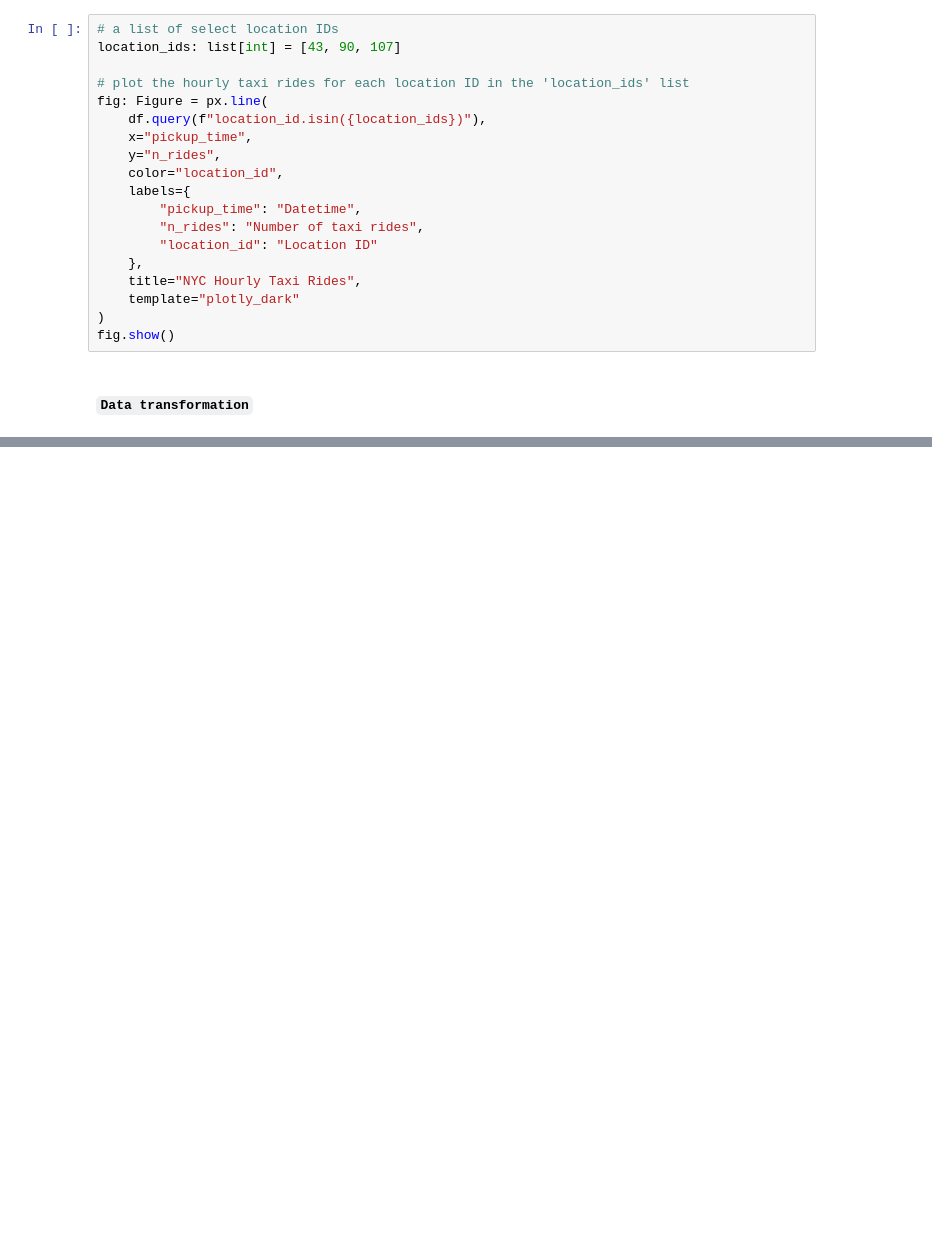
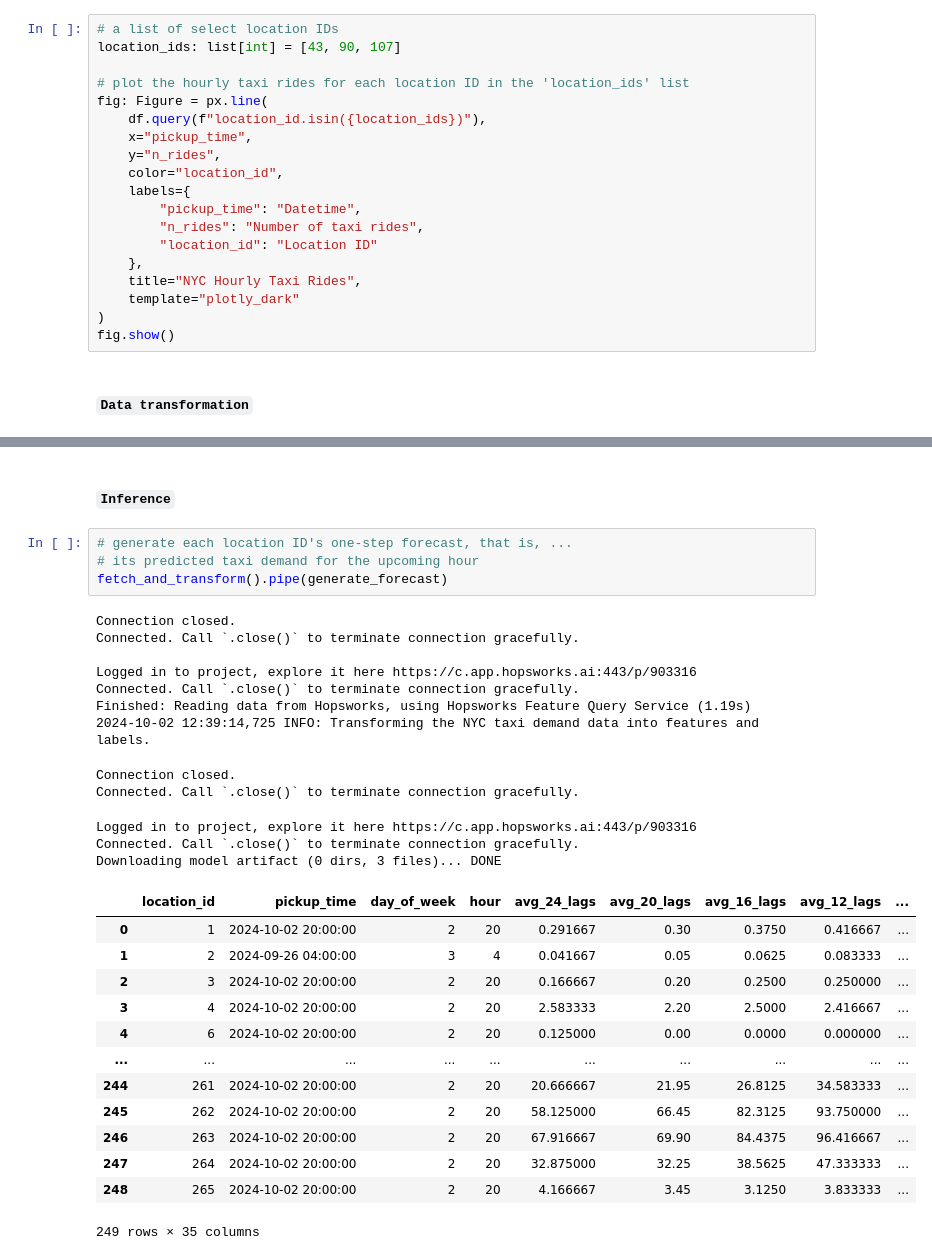
Before and after one commit to ncheymbamalu/taxi-demand-forecasting, a Jupyter notebook: notebooks/taxi-demand-forecasting.ipynb, the cells around one changed output, grey strips where cells are left out. Drawn from its saved outputs; the diff is of its cells as text; blank space fills up the shorter version.

```diff
--- a/notebooks/taxi-demand-forecasting.ipynb
+++ b/notebooks/taxi-demand-forecasting.ipynb
@@ -197,0 +177,32 @@ Baseline R²: 0.9172; Model R²: 0.9875
+# %% [markdown]
+#### **`Inference`**
+# %%
+# generate each location ID's one-step forecast, that is, ...
+# its predicted taxi demand for the upcoming hour
+fetch_and_transform().pipe(generate_forecast)
+# %% [output]
+Connection closed.
+Connected. Call `.close()` to terminate connection gracefully.
+
+Logged in to project, explore it here https://c.app.hopsworks.ai:443/p/903316
+Connected. Call `.close()` to terminate connection gracefully.
+Finished: Reading data from Hopsworks, using Hopsworks Feature Query Service (1.19s)
+2024-10-02 12:39:14,725 INFO: Transforming the NYC taxi demand data into features and labels.
+Connection closed.
+Connected. Call `.close()` to terminate connection gracefully.
+Logged in to project, explore it here https://c.app.hopsworks.ai:443/p/903316
+Connected. Call `.close()` to terminate connection gracefully.
+Downloading model artifact (0 dirs, 3 files)... DONE
+|  | location_id | pickup_time | day_of_week | hour | avg_24_lags | avg_20_lags | avg_16_lags | avg_12_lags | ... |
+| 0 | 1 | 2024-10-02 20:00:00 | 2 | 20 | 0.291667 | 0.30 | 0.3750 | 0.416667 | ... |
+| 1 | 2 | 2024-09-26 04:00:00 | 3 | 4 | 0.041667 | 0.05 | 0.0625 | 0.083333 | ... |
+| 2 | 3 | 2024-10-02 20:00:00 | 2 | 20 | 0.166667 | 0.20 | 0.2500 | 0.250000 | ... |
+| 3 | 4 | 2024-10-02 20:00:00 | 2 | 20 | 2.583333 | 2.20 | 2.5000 | 2.416667 | ... |
+| 4 | 6 | 2024-10-02 20:00:00 | 2 | 20 | 0.125000 | 0.00 | 0.0000 | 0.000000 | ... |
+| ... | ... | ... | ... | ... | ... | ... | ... | ... | ... |
+| 244 | 261 | 2024-10-02 20:00:00 | 2 | 20 | 20.666667 | 21.95 | 26.8125 | 34.583333 | ... |
+| 245 | 262 | 2024-10-02 20:00:00 | 2 | 20 | 58.125000 | 66.45 | 82.3125 | 93.750000 | ... |
+| 246 | 263 | 2024-10-02 20:00:00 | 2 | 20 | 67.916667 | 69.90 | 84.4375 | 96.416667 | ... |
+| 247 | 264 | 2024-10-02 20:00:00 | 2 | 20 | 32.875000 | 32.25 | 38.5625 | 47.333333 | ... |
+| 248 | 265 | 2024-10-02 20:00:00 | 2 | 20 | 4.166667 | 3.45 | 3.1250 | 3.833333 | ... |
+249 rows × 35 columns
```
Also changed, not shown: parts of 10 cells of this notebook, 5 other files.
